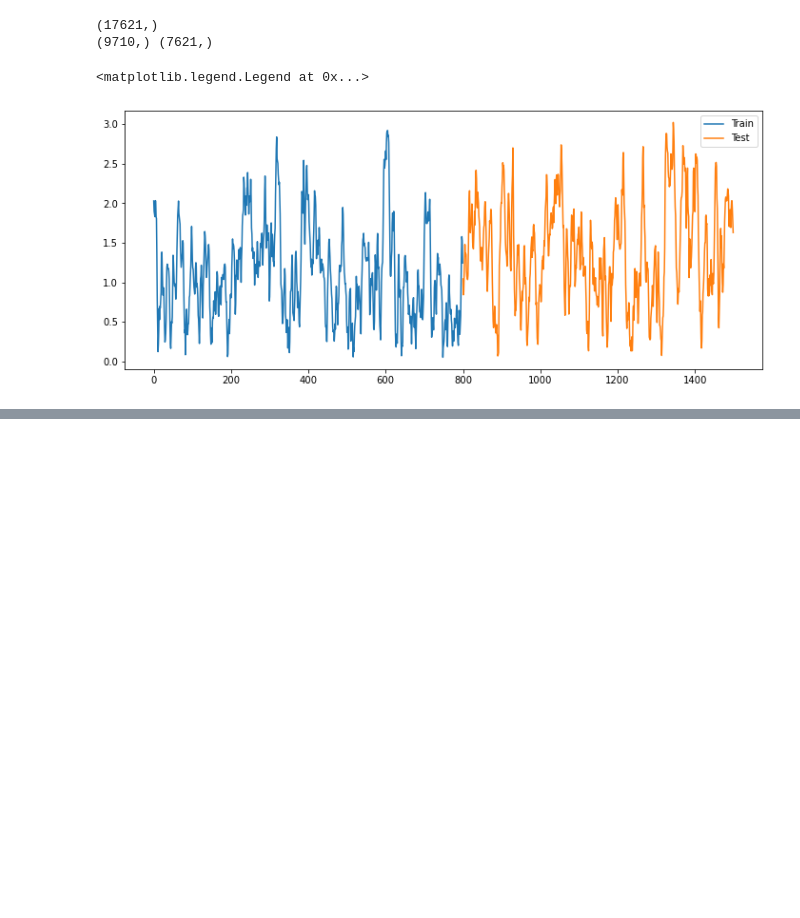
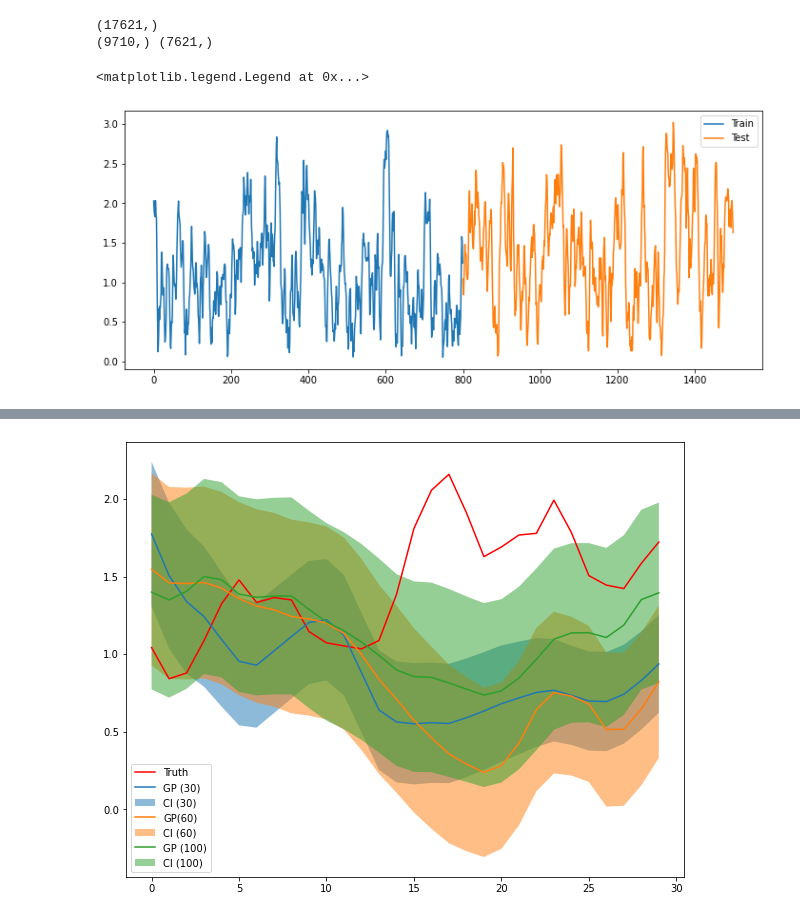
Before and after one commit to vishwas1984/SINDy_RealData, a Jupyter notebook: GP_MJO.ipynb, the cells around one changed output, grey strips where cells are left out. Saved outputs shown, nothing was run; the diff lists cells and outputs as text; code cells hidden in the pictures; blank space fills up the shorter version.

```diff
--- a/GP_MJO.ipynb
+++ b/GP_MJO.ipynb
@@ -42,11 +58,91 @@ def rolling(a, window):
 # %%
-rolling_width = 30
-Input_X = rolling(Ztrain[:-1], rolling_width)
-print(Input_X.shape)
-Output_Y = Ztrain[rolling_width:]
-print(Output_Y.shape)
-x_np = torch.from_numpy(Input_X)
-y_np = torch.from_numpy(Output_Y)
-#Increase rolling_width
-#Increase number of training points
+# rolling_widths = [10, 20, 30, 40, 50, 60, 70, 80, 90, 100]
+# plot_colors = ['tab:blue', 'tab:orange', 'tab:green', 'tab:red', 'tab:purple', 'tab:brown',
+#               'tab:pink', 'tab:gray', 'tab:olive', 'tab:cyan']
+rolling_widths = [30, 60, 100]
+
+plot_colors = ['tab:blue', 'tab:orange', 'tab:green']
+
+f, ax = plt.subplots(1, 1, figsize=(10, 8))
+prediction_window  = 30
+fixed_offset = 200
+
+
+ax.plot(np.arange(prediction_window),Ztest[:prediction_window], 'r')
+for rolling_width, col in zip(rolling_widths, plot_colors):
+    Input_X = rolling(Ztrain[:-1], rolling_width)
+    Output_Y = Ztrain[rolling_width:]
+    x_np = torch.from_numpy(Input_X)
+    y_np = torch.from_numpy(Output_Y)
+
+    likelihood = gpytorch.likelihoods.GaussianLikelihood()
+# gpytorch.likelihoods.FixedNoiseGaussianLikelihood()
+    model = ExactGPModel(x_np, y_np, likelihood)
+
+    smoke_test = ('CI' in os.environ)
+    training_iter = 2 if smoke_test else 200
+
+
+# Find optimal model hyperparameter
+    model.train()
+    likelihood.train()
+
+# Use the adam optimizer
+    optimizer = torch.optim.Adam(model.parameters(), lr=0.1)  # Includes GaussianLikelihood parameters
+
+# "Loss" for GPs - the marginal log likelihood
+    mll = gpytorch.mlls.ExactMarginalLogLikelihood(likelihood, model)
+
+    for i in range(training_iter):
+    # Zero gradients from previous iteration
+        optimizer.zero_grad()
+    # Output from model
+        output = model(x_np)
+    # Calc loss and backprop gradients
+        loss = -mll(output, y_np)
+        loss.backward()
+#         print('Iter %d/%d - Loss: %.3f   lengthscale: %.3f   noise: %.3f' % (
+#             i + 1, training_iter, loss.item(),
+#             model.covar_module.base_kernel.lengthscale.item(),
+#             model.likelihood.noise.item() ))
+        optimizer.step()
+
+
+
+    predictions = np.zeros(prediction_window)
+    lower_confidence = np.zeros(prediction_window)
+    upper_confidence = np.zeros(prediction_window)
+    temp = np.copy(Ztest[:prediction_window+fixed_offset-1])
+    temp = rolling(temp, rolling_width)
+    model.eval()
+    likelihood.eval()
+    fixed_start = 100
+    for i in range(prediction_window):
+        with torch.no_grad(), gpytorch.settings.fast_pred_var():
+            temp1 = temp[i+fixed_start - rolling_width,:]
+            if(i != 0):
+                temp1[-1] = observed_pred.mean.numpy()
+            test_x = torch.from_numpy(temp1.reshape((1, rolling_width)))
+            observed_pred = likelihood(model(test_x))
+#         print(observed_pred)
+            lower, upper = observed_pred.confidence_region()
+            predictions[i] = observed_pred.mean.numpy()
+            lower_confidence[i] = lower.detach().numpy()
+            upper_confidence[i] = upper.detach().numpy()
+
+    ax.plot(np.arange(prediction_window), predictions, col)
+# ax.plot(np.arange(200), observed_pred.mean.numpy(), 'b')
+    ax.fill_between(np.arange(prediction_window), lower_confidence, upper_confidence, alpha=0.5)
+# y_np = torch.from_numpy(Output_Y)
+# Input_X = rolling(Ztrain[:-1], rolling_width)
+# print(Input_X.shape)
+# Output_Y = Ztrain[rolling_width:]
+# print(Output_Y.shape)
+# x_np = torch.from_numpy(Input_X)
+# y_np = torch.from_numpy(Output_Y)
+# print(Input_X)
+# #Increase rolling_width
+# #Increase number of training points
+
+ax.legend(['Truth','GP (30)', 'CI (30)', 'GP(60)', 'CI (60)', 'GP (100)', 'CI (100)' ])
 # %% [output]
@@ -54,0 +150 @@ y_np = torch.from_numpy(Output_Y)
+[figure, added]
```
Also changed, not shown: parts of 13 cells of this notebook.
